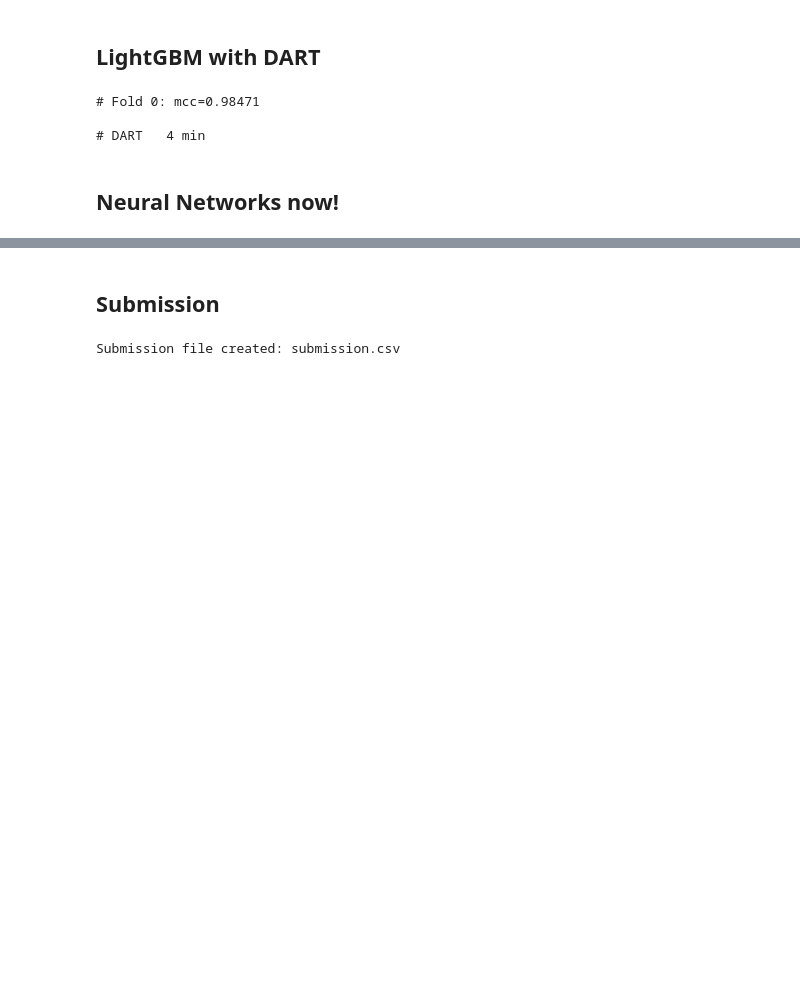
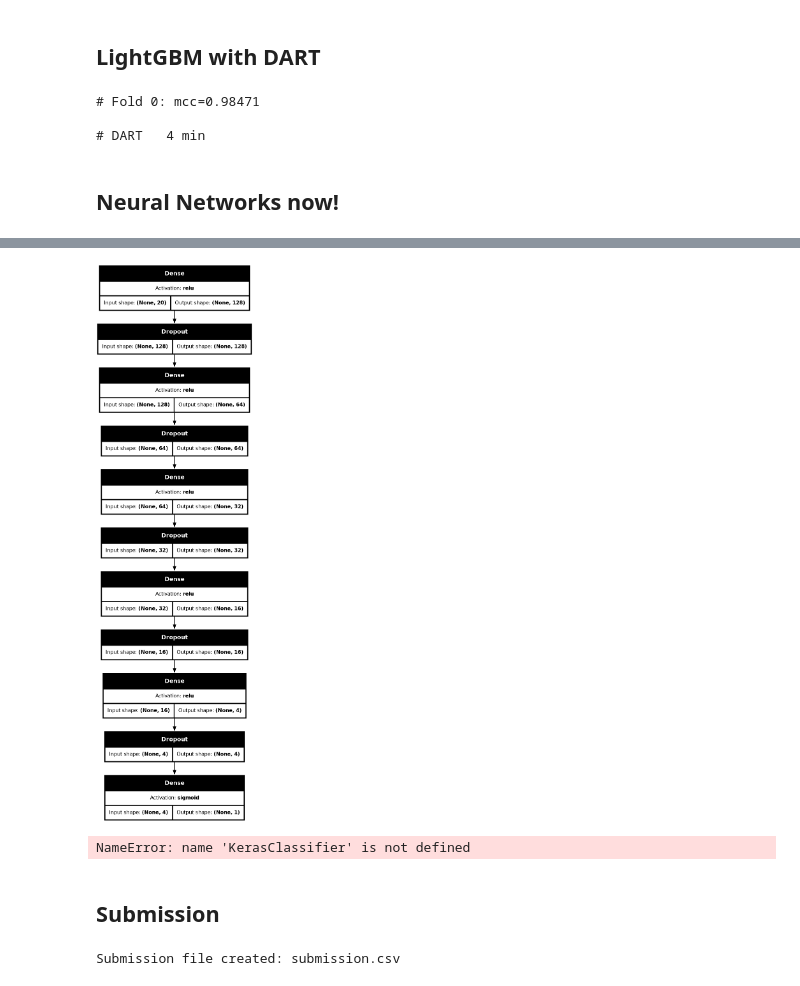
Before and after one commit to riyosha/KaggleNotebooks, a Jupyter notebook: mushroom_binary_prediction.ipynb, the cells around one changed output, grey strips where cells are left out. Cells and saved outputs as stored; diff of their text form; code cells hidden in the pictures; blank space fills up the shorter version.

Commit message:
can't import kerasClassifier

```diff
--- a/mushroom_binary_prediction.ipynb
+++ b/mushroom_binary_prediction.ipynb
@@ -443,6 +478,12 @@ Try using .loc[row_indexer,col_indexer] = value instead
 
 See the caveats in the documentation: https://pandas.pydata.org/pandas-docs/stable/user_guide/indexing.html#returning-a-view-versus-a-copy
   processed_test[col]=processed_test[col].astype('category')
+# %%
+# Convert to categorical or float32
+init_features=sig_features
+#.remove('class')
+float_features = ['cap-diameter', 'stem-height', 'stem-width']
+cat_features = [f for f in init_features if f not in float_features]
 # %% [markdown]
 ## XGBoost
 # %% [markdown]
@@ -482,43 +536,69 @@ cross_validate(dart_model, 'DART')
 # Neural network (Keras) with two hidden layers (one-hot encoded)
 def get_model(meta):
     model = keras.models.Sequential()
-    model.add(keras.layers.Input(meta["X_shape_"][1:]))
-    model.add(keras.layers.Dense(64, activation='relu'))
-    model.add(keras.layers.Dense(64, activation='relu'))
-    model.add(keras.layers.Dense(1, activation='sigmoid'))
+
+    # Input layer and first Dense layer
+    model.add(layers.Input(shape=(meta["X_shape_"][1],)))
+    model.add(layers.Dense(128, activation='relu'))
+    model.add(layers.Dropout(0.3))
+
+    # Second Dense layer
+    model.add(layers.Dense(64, activation='relu'))
+    model.add(layers.Dropout(0.3))
+
+    # Third Dense layer
+    model.add(layers.Dense(32, activation='relu'))
+    model.add(layers.Dropout(0.2))
+
+    # Fourth Dense layer
+    model.add(layers.Dense(16, activation='relu'))
+    model.add(layers.Dropout(0.3))
+
+    # Fifth Dense layer
+    model.add(layers.Dense(4, activation='relu'))
+    model.add(layers.Dropout(0.2))
+
+    # Output layer
+    model.add(layers.Dense(1, activation='sigmoid'))
+
     return model
 
-display(keras.utils.plot_model(get_model({"X_shape_": train.shape}),
+
+display(keras.utils.plot_model(get_model({"X_shape_": processed_train.shape}),
                        show_shapes=True, show_layer_activations=True, dpi=80))
 
 
 clf = KerasClassifier(
     get_model,
     loss="binary_crossentropy",
     optimizer=keras.optimizers.AdamW(learning_rate=0.01),
     validation_split=0.03,
     batch_size=8192,
     validation_batch_size=65536,
     epochs=50,
-    verbose=0, # or 2
+    verbose=1, # or 2
     callbacks=[keras.callbacks.ReduceLROnPlateau(patience=3),
                keras.callbacks.EarlyStopping(patience=5, min_delta=0.00003)]
 )
 
-model = make_pipeline(ColumnTransformer([('float', make_pipeline(PowerTransformer(),
+NN_model = make_pipeline(ColumnTransformer([('float', make_pipeline(PowerTransformer(),
                                                                  SimpleImputer(add_indicator=True)),
                                           float_features),
                                          ('cat', OneHotEncoder(drop='first',
                                                                sparse_output=False,
                                                                dtype=np.float32,
                                                                handle_unknown='infrequent_if_exist',
                                                                min_frequency=50),
                                           cat_features),
                                         ]),
                       StandardScaler(),
                       BaggingClassifier(clf, n_estimators=7, bootstrap=False))
-cross_validate(model, 'Keras')
-del model, clf
+
+cross_validate(NN_model, 'Keras')
+#del model, clf
+# %% [output]
+[figure, added]
+NameError: name 'KerasClassifier' is not defined
 # %% [markdown]
 ## Submission
 # %%
```
Also changed, not shown: parts of 7 cells of this notebook.
